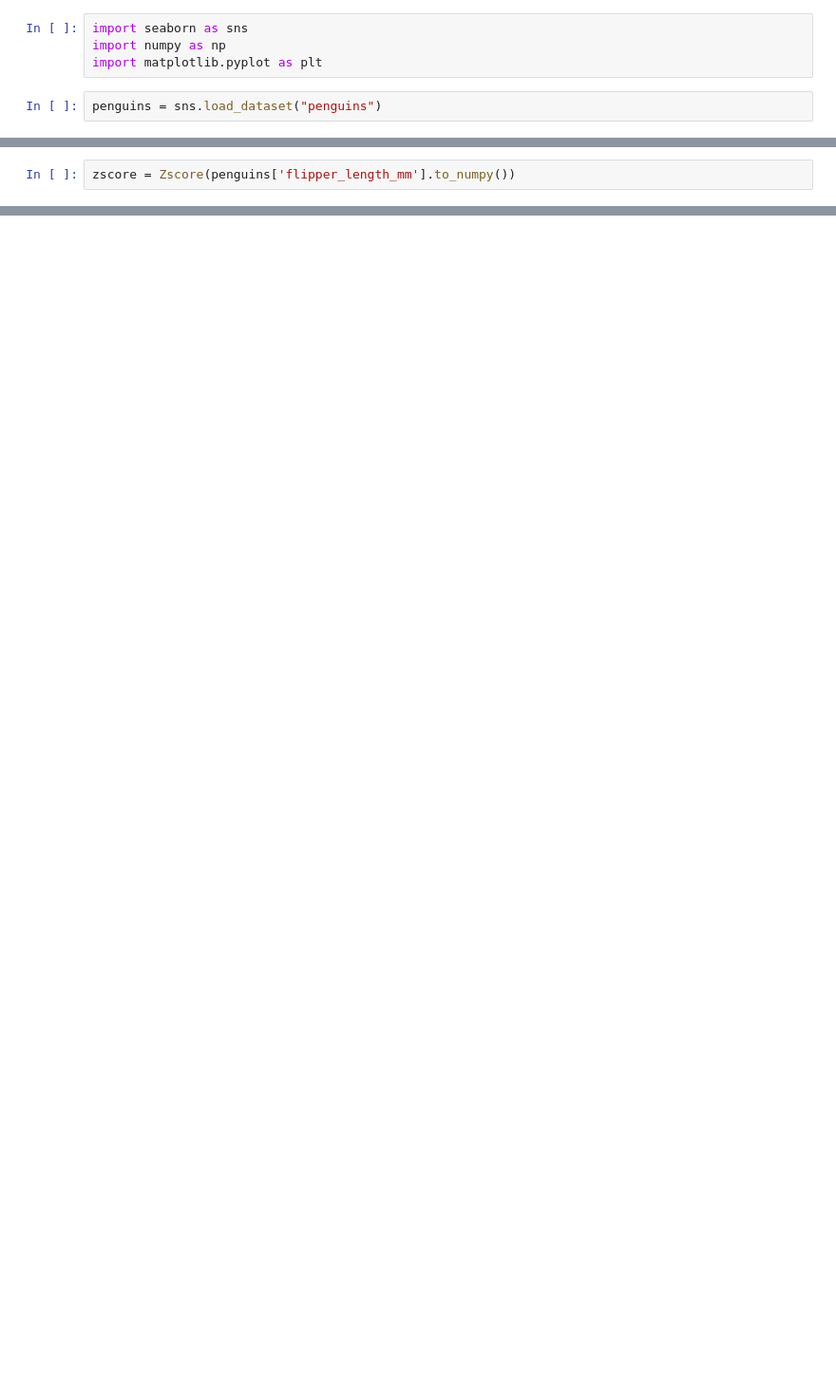
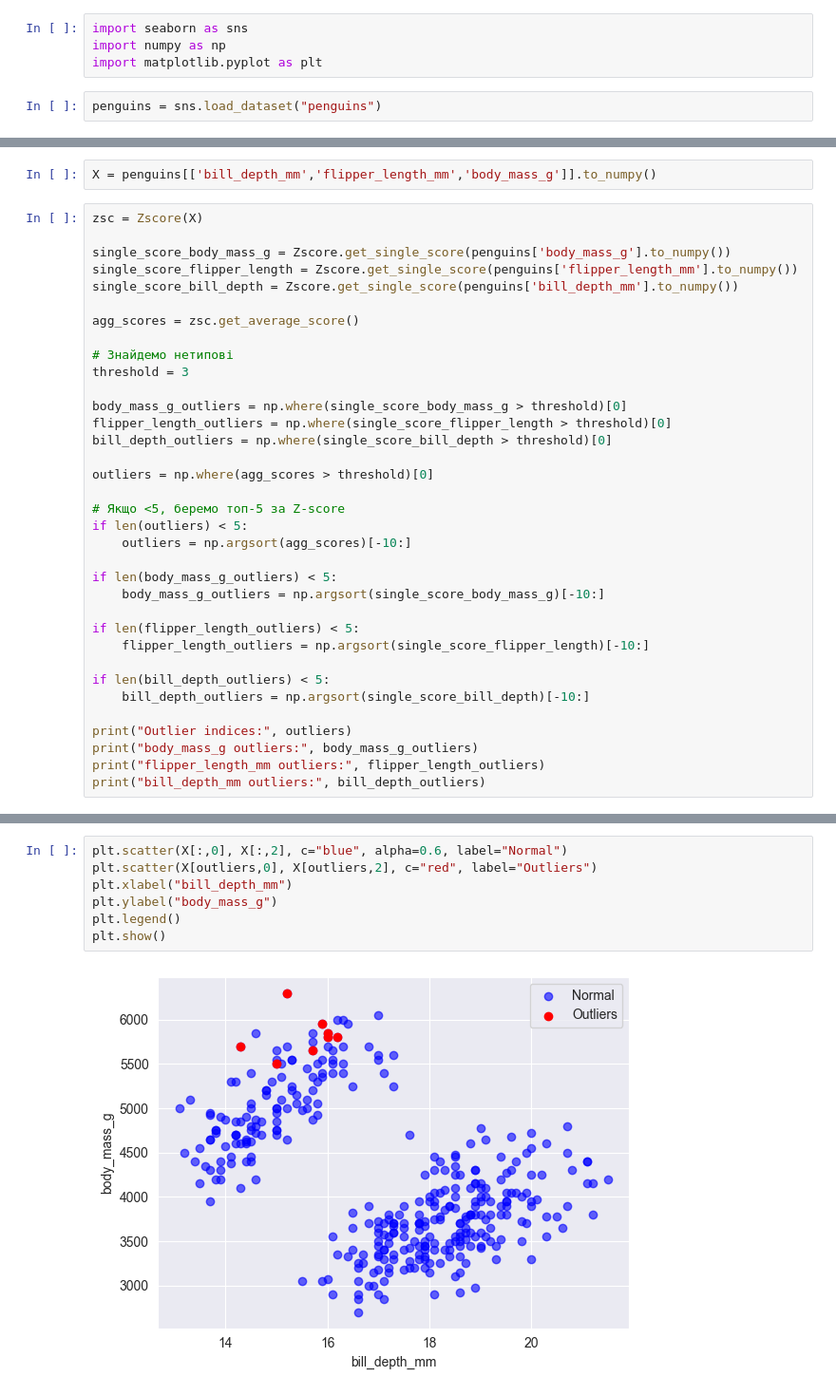
Before and after one commit to DamianMirror/data_modeling_ml_labs, a Jupyter notebook: lab1_ml.ipynb, the cells around one changed output, grey strips where cells are left out. Shown: that part at 95% size. Cells and saved outputs as stored; diff of their text form; blank space fills up the shorter version.

```diff
--- a/lab1_ml.ipynb
+++ b/lab1_ml.ipynb
@@ -34,2 +25,37 @@ class Zscore:
+# %%
+X = penguins[['bill_depth_mm','flipper_length_mm','body_mass_g']].to_numpy()
 # %%
-zscore = Zscore(penguins['flipper_length_mm'].to_numpy())
+zsc = Zscore(X)
+
+single_score_body_mass_g = Zscore.get_single_score(penguins['body_mass_g'].to_numpy())
+single_score_flipper_length = Zscore.get_single_score(penguins['flipper_length_mm'].to_numpy())
+single_score_bill_depth = Zscore.get_single_score(penguins['bill_depth_mm'].to_numpy())
+
+agg_scores = zsc.get_average_score()
+
+# Знайдемо нетипові
+threshold = 3
+
+body_mass_g_outliers = np.where(single_score_body_mass_g > threshold)[0]
+flipper_length_outliers = np.where(single_score_flipper_length > threshold)[0]
+bill_depth_outliers = np.where(single_score_bill_depth > threshold)[0]
+
+outliers = np.where(agg_scores > threshold)[0]
+
+# Якщо <5, беремо топ-5 за Z-score
+if len(outliers) < 5:
+    outliers = np.argsort(agg_scores)[-10:]
+
+if len(body_mass_g_outliers) < 5:
+    body_mass_g_outliers = np.argsort(single_score_body_mass_g)[-10:]
+
+if len(flipper_length_outliers) < 5:
+    flipper_length_outliers = np.argsort(single_score_flipper_length)[-10:]
+
+if len(bill_depth_outliers) < 5:
+    bill_depth_outliers = np.argsort(single_score_bill_depth)[-10:]
+
+print("Outlier indices:", outliers)
+print("body_mass_g outliers:", body_mass_g_outliers)
+print("flipper_length_mm outliers:", flipper_length_outliers)
+print("bill_depth_mm outliers:", bill_depth_outliers)
@@ -35,0 +104,9 @@ zscore = Zscore(penguins['flipper_length_mm'].to_numpy())
+# %%
+plt.scatter(X[:,0], X[:,2], c="blue", alpha=0.6, label="Normal")
+plt.scatter(X[outliers,0], X[outliers,2], c="red", label="Outliers")
+plt.xlabel("bill_depth_mm")
+plt.ylabel("body_mass_g")
+plt.legend()
+plt.show()
+# %% [output]
+[figure, added]
```
Also changed, not shown: parts of 5 cells of this notebook.
